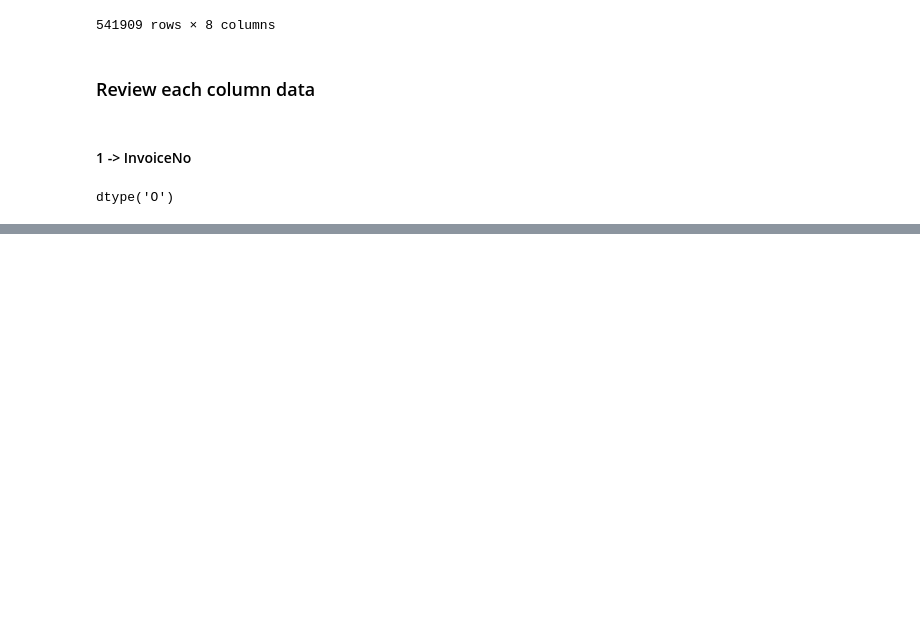
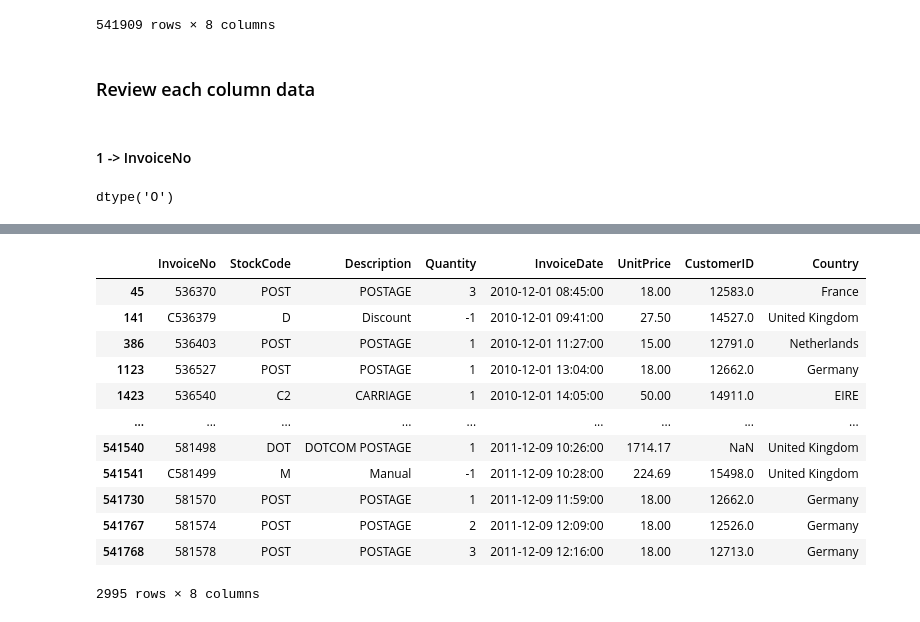
Before and after one commit to kamahTek/Machine-Learning, a Jupyter notebook: Unsupervised-Learning/Clustering/Online-Retail/index.ipynb, the cells around one changed output, grey strips where cells are left out. Drawn from its saved outputs; the diff is of its cells as text; code cells hidden in the pictures; blank space fills up the shorter version.

```diff
--- a/Unsupervised-Learning/Clustering/Online-Retail/index.ipynb
+++ b/Unsupervised-Learning/Clustering/Online-Retail/index.ipynb
@@ -161,0 +187,17 @@ retail_df[(retail_df["InvoiceNo"].str.match("^\\d{6}$") == False)]
+# %%
+#check if we have other patterns
+retail_df[(retail_df["StockCode"].str.match("^\\d{5}$") == False) & (retail_df["StockCode"].str.match("^\\d{5}[a-zA-Z]+$") == False)]
+# %% [output]
+|  | InvoiceNo | StockCode | Description | Quantity | InvoiceDate | UnitPrice | CustomerID | Country |
+| 45 | 536370 | POST | POSTAGE | 3 | 2010-12-01 08:45:00 | 18.00 | 12583.0 | France |
+| 141 | C536379 | D | Discount | -1 | 2010-12-01 09:41:00 | 27.50 | 14527.0 | United Kingdom |
+| 386 | 536403 | POST | POSTAGE | 1 | 2010-12-01 11:27:00 | 15.00 | 12791.0 | Netherlands |
+| 1123 | 536527 | POST | POSTAGE | 1 | 2010-12-01 13:04:00 | 18.00 | 12662.0 | Germany |
+| 1423 | 536540 | C2 | CARRIAGE | 1 | 2010-12-01 14:05:00 | 50.00 | 14911.0 | EIRE |
+| ... | ... | ... | ... | ... | ... | ... | ... | ... |
+| 541540 | 581498 | DOT | DOTCOM POSTAGE | 1 | 2011-12-09 10:26:00 | 1714.17 | NaN | United Kingdom |
+| 541541 | C581499 | M | Manual | -1 | 2011-12-09 10:28:00 | 224.69 | 15498.0 | United Kingdom |
+| 541730 | 581570 | POST | POSTAGE | 1 | 2011-12-09 11:59:00 | 18.00 | 12662.0 | Germany |
+| 541767 | 581574 | POST | POSTAGE | 2 | 2011-12-09 12:09:00 | 18.00 | 12526.0 | Germany |
+| 541768 | 581578 | POST | POSTAGE | 3 | 2011-12-09 12:16:00 | 18.00 | 12713.0 | Germany |
+2995 rows × 8 columns
```
Also changed, not shown: parts of 12 cells of this notebook.
